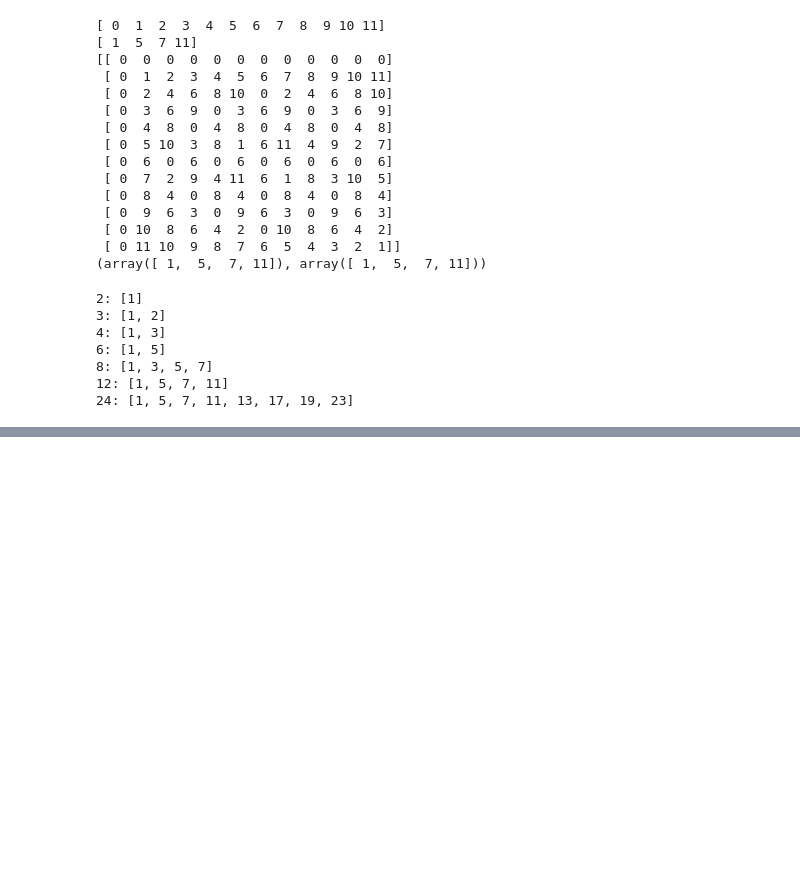
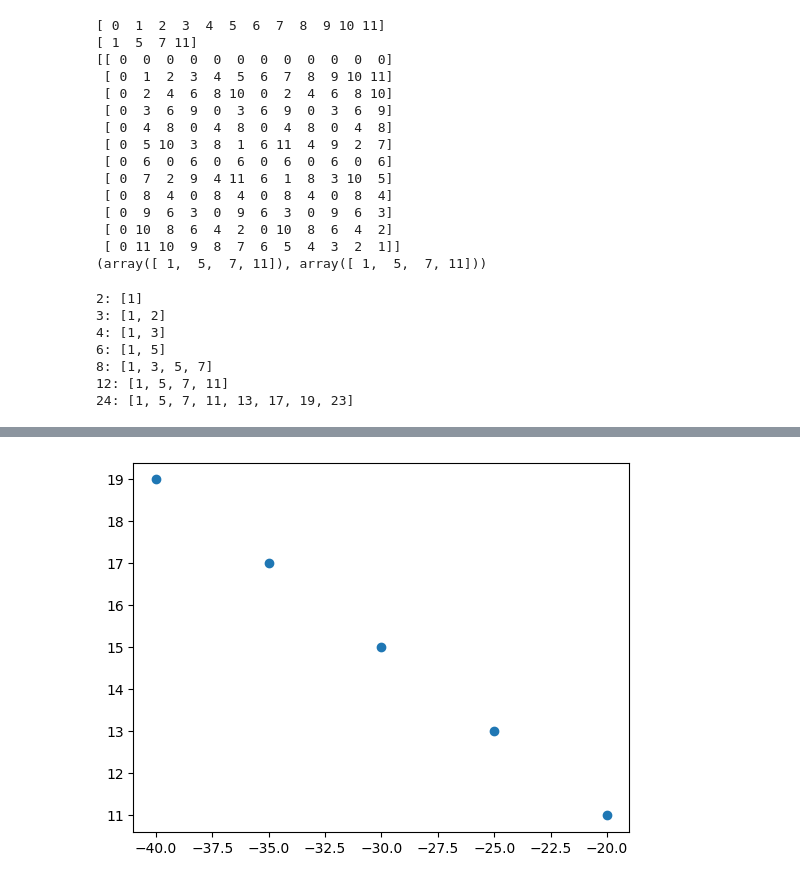
Before and after one commit to CarminatiGiovanni/free-time, a Jupyter notebook: algebra.ipynb, the cells around one changed output, grey strips where cells are left out. Cells and saved outputs as stored; diff of their text form; code cells hidden in the pictures; blank space fills up the shorter version.

```diff
--- a/piramide_numeri.ipynb
+++ b/algebra.ipynb
@@ -435,0 +447,16 @@ for i in range(2,N):
+# %%
+def solve_eq_diofantea(a,b,c): # return x,y
+    # congr lin: ax -kn = b
+    # diof: ax +ny = b
+    x,k = solve_congruenza_lin(a,c,b)
+    return x, -k
+
+a = 6
+c = 45
+b = 15
+
+x,y = solve_eq_diofantea(a,b,c)
+print(x,y)
+
+if a*x + b*y != c:
+    raise(Exception('Equazione diofantea non risolta correttamente'))
@@ -435,0 +477,20 @@ for i in range(2,N):
+# %%
+# retta
+a = 6
+b = 15
+c = 45
+
+a1,b1 = a/gcd(a,b),b/gcd(a,b)
+x0,y0 = solve_eq_diofantea(a,b,c)
+
+T = np.arange(-2,3,1)
+points = np.array([(x0+t*b1,y0-t*a1) for t in T])
+
+if np.any(a*points[:,0] + b*points[:,1] != c):
+    raise(Exception('Equazione diofantea non risolta correttamente'))
+
+else:
+    plt.scatter(points[:,0],points[:,1])
+    plt.show()
+# %% [output]
+[figure, added]
```
Also changed, not shown: parts of 6 cells of this notebook, 16 other files.
